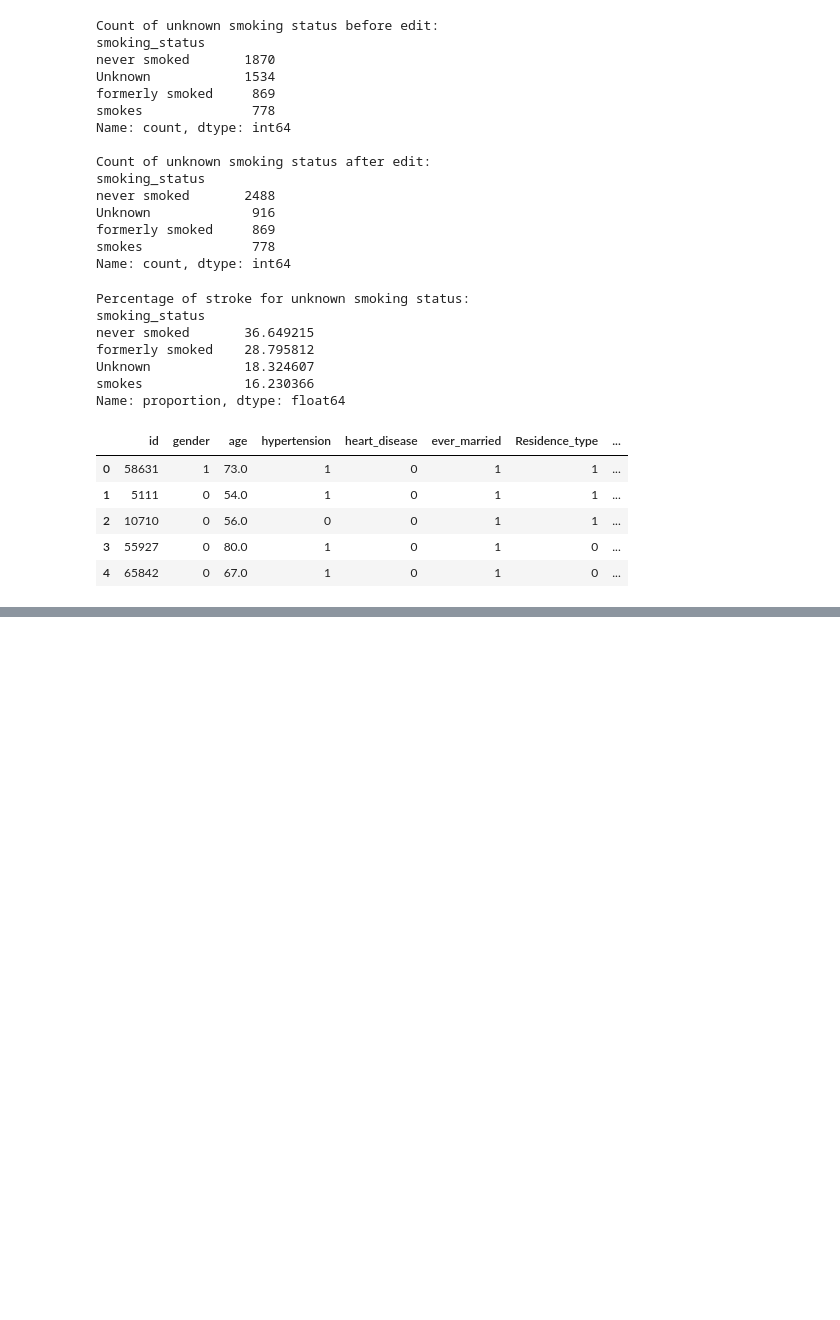
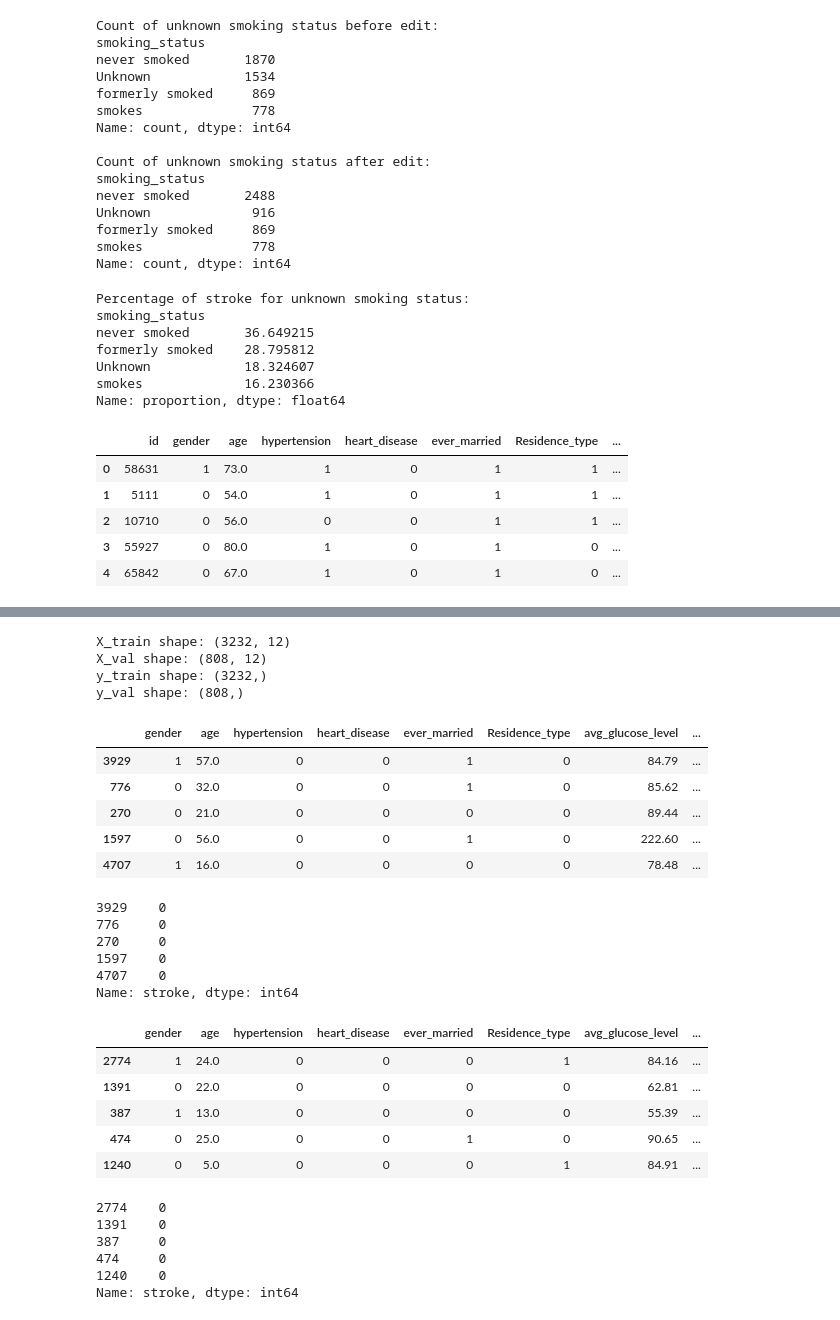
Before and after one commit to marwannour1/stroke_prediction, a Jupyter notebook: main.ipynb, the cells around one changed output, grey strips where cells are left out. Saved outputs shown, nothing was run; the diff lists cells and outputs as text; code cells hidden in the pictures; blank space fills up the shorter version.

```diff
--- a/main.ipynb
+++ b/main.ipynb
@@ -772,0 +838,46 @@ display(df_cleaned.head())
+# %%
+# split into train and validation set
+X_train, X_val, y_train, y_val = train_test_split(X_train, y_train, test_size=0.2, random_state=42, stratify=y_train)
+
+print(f"X_train shape: {X_train.shape}")
+print(f"X_val shape: {X_val.shape}")
+
+print(f"y_train shape: {y_train.shape}")
+print(f"y_val shape: {y_val.shape}")
+
+# check the first few rows of X_train and y_train
+display(X_train.head())
+display(y_train.head())
+
+# check the first few rows of X_val and y_val
+display(X_val.head())
+display(y_val.head())
+# %% [output]
+X_train shape: (3232, 12)
+X_val shape: (808, 12)
+y_train shape: (3232,)
+y_val shape: (808,)
+|  | gender | age | hypertension | heart_disease | ever_married | Residence_type | avg_glucose_level | ... |
+| 3929 | 1 | 57.0 | 0 | 0 | 1 | 0 | 84.79 | ... |
+| 776 | 0 | 32.0 | 0 | 0 | 1 | 0 | 85.62 | ... |
+| 270 | 0 | 21.0 | 0 | 0 | 0 | 0 | 89.44 | ... |
+| 1597 | 0 | 56.0 | 0 | 0 | 1 | 0 | 222.60 | ... |
+| 4707 | 1 | 16.0 | 0 | 0 | 0 | 0 | 78.48 | ... |
+3929    0
+776     0
+270     0
+1597    0
+4707    0
+Name: stroke, dtype: int64
+|  | gender | age | hypertension | heart_disease | ever_married | Residence_type | avg_glucose_level | ... |
+| 2774 | 1 | 24.0 | 0 | 0 | 0 | 1 | 84.16 | ... |
+| 1391 | 0 | 22.0 | 0 | 0 | 0 | 0 | 62.81 | ... |
+| 387 | 1 | 13.0 | 0 | 0 | 0 | 0 | 55.39 | ... |
+| 474 | 0 | 25.0 | 0 | 0 | 1 | 0 | 90.65 | ... |
+| 1240 | 0 | 5.0 | 0 | 0 | 0 | 1 | 84.91 | ... |
+2774    0
+1391    0
+387     0
+474     0
+1240    0
+Name: stroke, dtype: int64
```
Also changed, not shown: parts of 4 cells of this notebook.
